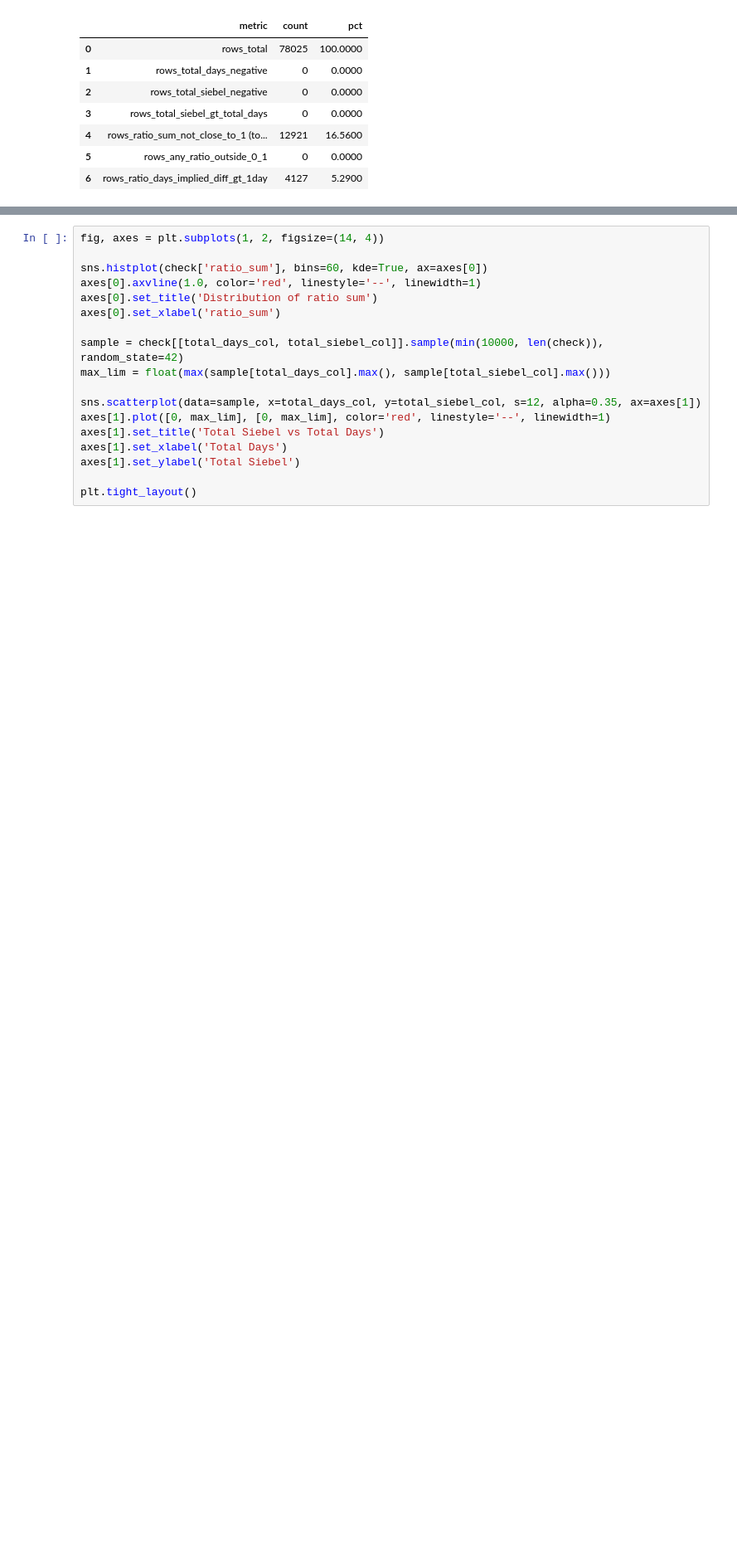
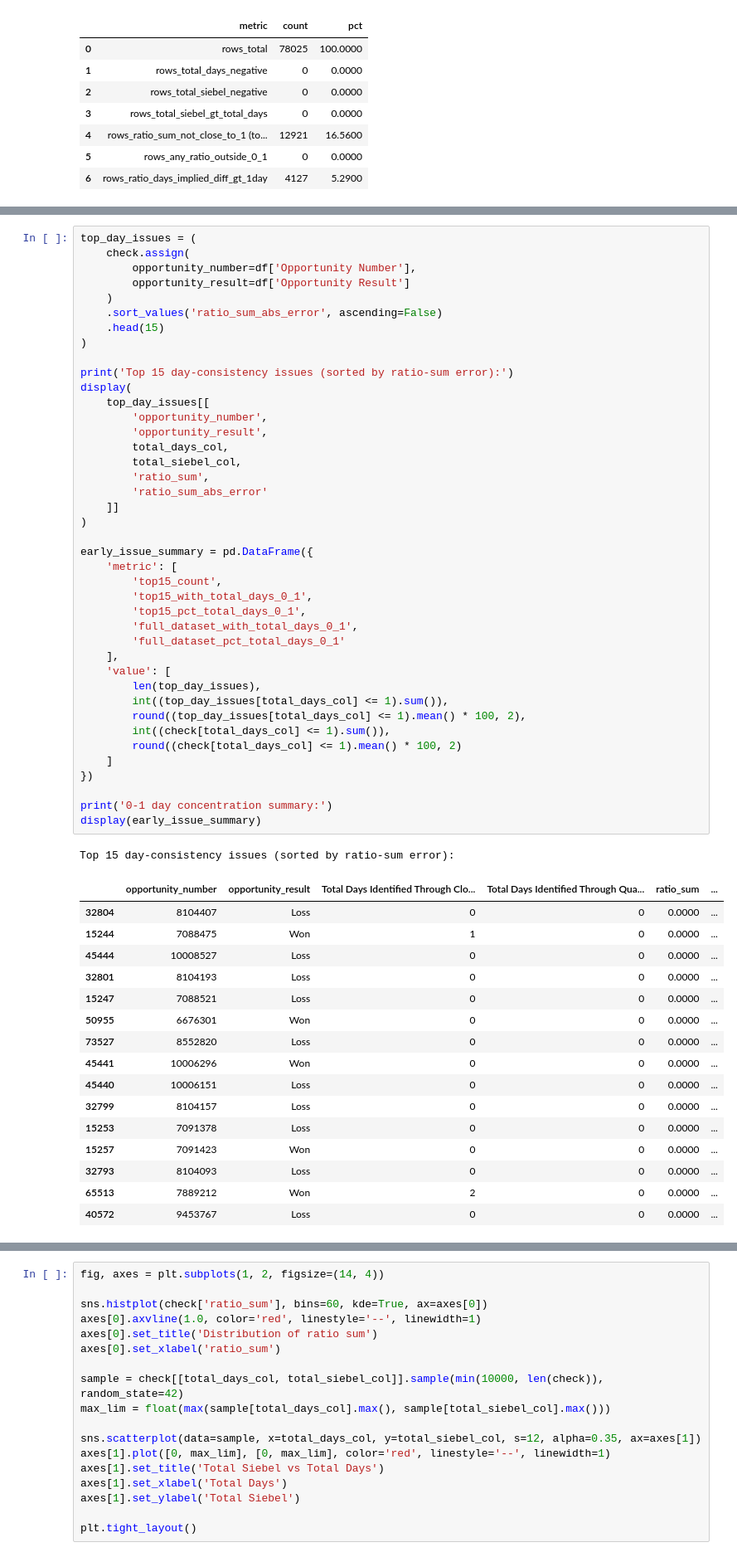
Before and after one commit to mrbungie/mib_cars_analysis, a Jupyter notebook: notebooks/1_simple_eda_and_cleaning/0_basic_validation.ipynb, the cells around one changed output, grey strips where cells are left out. Shown at 83% size. Drawn from its saved outputs; the diff is of its cells as text; blank space fills up the shorter version.

```diff
--- a/notebooks/1_simple_eda_and_cleaning/0_basic_validation.ipynb
+++ b/notebooks/1_simple_eda_and_cleaning/0_basic_validation.ipynb
@@ -222,0 +225,59 @@ Top 15 rows by ratio-sum error:
+# %%
+top_day_issues = (
+    check.assign(
+        opportunity_number=df['Opportunity Number'],
+        opportunity_result=df['Opportunity Result']
+    )
+    .sort_values('ratio_sum_abs_error', ascending=False)
+    .head(15)
+)
+
+print('Top 15 day-consistency issues (sorted by ratio-sum error):')
+display(
+    top_day_issues[[
+        'opportunity_number',
+        'opportunity_result',
+        total_days_col,
+        total_siebel_col,
+        'ratio_sum',
+        'ratio_sum_abs_error'
+    ]]
+)
+
+early_issue_summary = pd.DataFrame({
+    'metric': [
+        'top15_count',
+        'top15_with_total_days_0_1',
+        'top15_pct_total_days_0_1',
+        'full_dataset_with_total_days_0_1',
+        'full_dataset_pct_total_days_0_1'
+    ],
+    'value': [
+        len(top_day_issues),
+        int((top_day_issues[total_days_col] <= 1).sum()),
+        round((top_day_issues[total_days_col] <= 1).mean() * 100, 2),
+        int((check[total_days_col] <= 1).sum()),
+        round((check[total_days_col] <= 1).mean() * 100, 2)
+    ]
+})
+
+print('0-1 day concentration summary:')
+display(early_issue_summary)
+# %% [output]
+Top 15 day-consistency issues (sorted by ratio-sum error):
+|  | opportunity_number | opportunity_result | Total Days Identified Through Clo... | Total Days Identified Through Qua... | ratio_sum | ... |
+| 32804 | 8104407 | Loss | 0 | 0 | 0.0000 | ... |
+| 15244 | 7088475 | Won | 1 | 0 | 0.0000 | ... |
+| 45444 | 10008527 | Loss | 0 | 0 | 0.0000 | ... |
+| 32801 | 8104193 | Loss | 0 | 0 | 0.0000 | ... |
+| 15247 | 7088521 | Loss | 0 | 0 | 0.0000 | ... |
+| 50955 | 6676301 | Won | 0 | 0 | 0.0000 | ... |
+| 73527 | 8552820 | Loss | 0 | 0 | 0.0000 | ... |
+| 45441 | 10006296 | Won | 0 | 0 | 0.0000 | ... |
+| 45440 | 10006151 | Loss | 0 | 0 | 0.0000 | ... |
+| 32799 | 8104157 | Loss | 0 | 0 | 0.0000 | ... |
+| 15253 | 7091378 | Loss | 0 | 0 | 0.0000 | ... |
+| 15257 | 7091423 | Won | 0 | 0 | 0.0000 | ... |
+| 32793 | 8104093 | Loss | 0 | 0 | 0.0000 | ... |
+| 65513 | 7889212 | Won | 2 | 0 | 0.0000 | ... |
+| 40572 | 9453767 | Loss | 0 | 0 | 0.0000 | ... |
```
Also changed, not shown: parts of 4 cells of this notebook.
